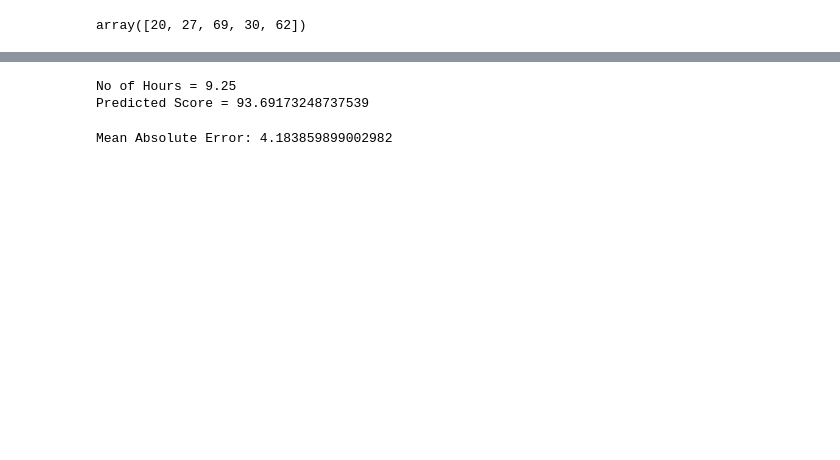
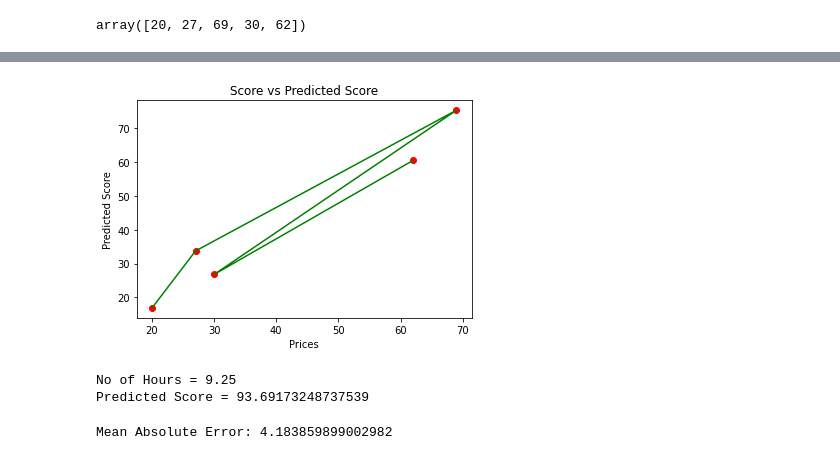
Before and after one commit to SubasGupta/Data-Science-and-Business-Analyst-Intern, a Jupyter notebook: Prediction using Supervised ML/TASK1SubasGupta.ipynb, the cells around one changed output, grey strips where cells are left out. Saved outputs shown, nothing was run; the diff lists cells and outputs as text; code cells hidden in the pictures; blank space fills up the shorter version.

Commit message:
added a graph in task1

```diff
--- a/Prediction using Supervised ML/TASK1SubasGupta.ipynb
+++ b/Prediction using Supervised ML/TASK1SubasGupta.ipynb
@@ -133,6 +137,15 @@ table = create_table(df1.head())
 py.iplot(table)
 # %% [output]
 [interactive output not drawn]
+# %%
+plt.scatter(y_test,y_pred,c='r')
+plt.plot(y_test,y_pred,c='g')
+plt.xlabel("Prices")
+plt.ylabel("Predicted Score")
+plt.title("Score vs Predicted Score")
+plt.show()
+# %% [output]
+[figure, added]
 # %%
 # We can also test with own data
 hours = np.array([[9.25]])
```
Also changed, not shown: parts of 1 cell of this notebook, 2 other files.
